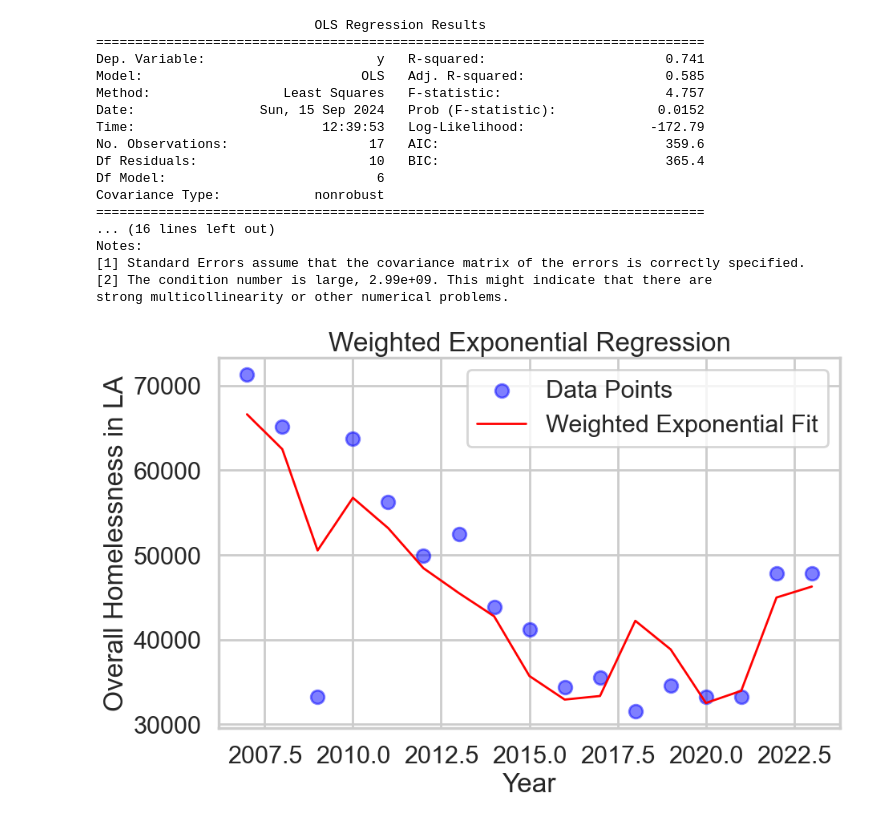
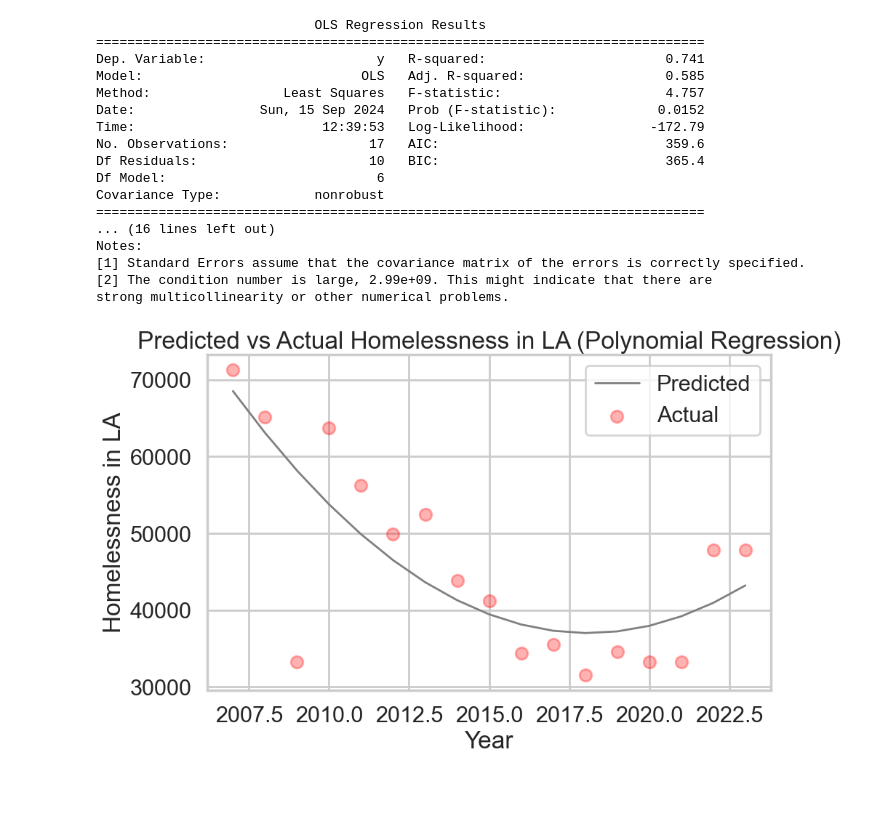
Before and after one commit to oloren0/Uploads, a Jupyter notebook: Preprocessing.ipynb, the cells around one changed output. Cells and saved outputs as stored; diff of their text form; code cells hidden in the pictures; blank space fills up the shorter version.

```diff
--- a/Preprocessing.ipynb
+++ b/Preprocessing.ipynb
@@ -228,35 +230,44 @@ strong multicollinearity or other numerical problems.
 #the adjusted R-squared is only 0.585. It also raises warnings that there might be collinearity or other problems, while
 #I omitted the statewide CA data (as it would be inclusive of the LA data) these variables all showed high correlation measures
 #with year, indicating that these are variables with predictable fluctuation each year and might appear collinear.
-# %%
-X = df_data.drop('Overall Homeless LA', axis=1)
-y = df_data['Overall Homeless LA']
-
-# Prepare Y & ln(Y)
-Y = y
-ln_Y = np.log(Y)
-
-# Define weights for each sample
-weights = 1 / (Y.var()**2)
-
-# Extend weights to match the number of samples in X
-weights_array = np.full(X.shape[0], weights)  # Create an array of the scalar weight with the same length as X
-
-# Fit the weighted exponential regression
-exp_reg_weighted = LinearRegression()
-exp_reg_weighted.fit(X, ln_Y, sample_weight=weights_array)
-
-# Get predicted values of Y
-Y_pred_weighted = np.exp(exp_reg_weighted.predict(X))
-
-# Plot
-plt.figure(figsize=(10, 6))
-plt.scatter(df_data['Year'], Y, label='Data Points', color='blue', alpha=0.5)
-plt.plot(df_data['Year'], Y_pred_weighted, label='Weighted Exponential Fit', color='red', linewidth=2)
-plt.xlabel('Year')
-plt.ylabel('Overall Homelessness in LA')
-plt.title('Weighted Exponential Regression')
-plt.legend()
-plt.show()
-# %% [output]
-[figure, removed]
+# %%
+
+# Assuming df_data is your DataFrame containing the relevant columns
+#X = df_data.drop('Overall Homeless LA', axis = 1)
+#X = df_data[['Year', 'Housing Prices', 'Unemployment rate', 'Obama ACA Indicator', 'CPI California, Urban Consumers', 'Healthcare Cost, California']]
+#X = df_data[['Year', 'Obama ACA Indicator', 'CPI California, Urban Consumers']]
+X = df_data['Year']
+y = df_data['Overall Homeless LA']
+
+# Ensure X is a 2D array
+X = X.values.reshape(-1, 1)  # Ensure X is a 2D array with shape (n_samples, n_features)
+
+# Define the polynomial regression model pipeline
+model = Pipeline([('poly', PolynomialFeatures(degree=2)),  # Change degree to desired polynomial order
+                  ('linear', LinearRegression())])
+
+# Fit the model
+model.fit(X, y)
+
+# Predict values using the fitted model
+y_pred = model.predict(X)
+
+# Plotting the data
+plt.figure(figsize=(10, 6))
+
+# Plot the predicted values (line)
+plt.plot(df_data['Year'], y_pred, color='gray', label='Predicted', linewidth=2)
+
+# Scatter the actual data points
+plt.scatter(df_data['Year'], y, color='red', alpha=0.3, label='Actual')
+
+# Add labels and title
+plt.xlabel('Year')
+plt.ylabel('Homelessness in LA')
+plt.title('Predicted vs Actual Homelessness in LA (Polynomial Regression)')
+plt.legend()
+
+# Show the plot
+plt.show()
+# %% [output]
+[figure, added]
```
Also changed, not shown: parts of 5 cells of this notebook.
